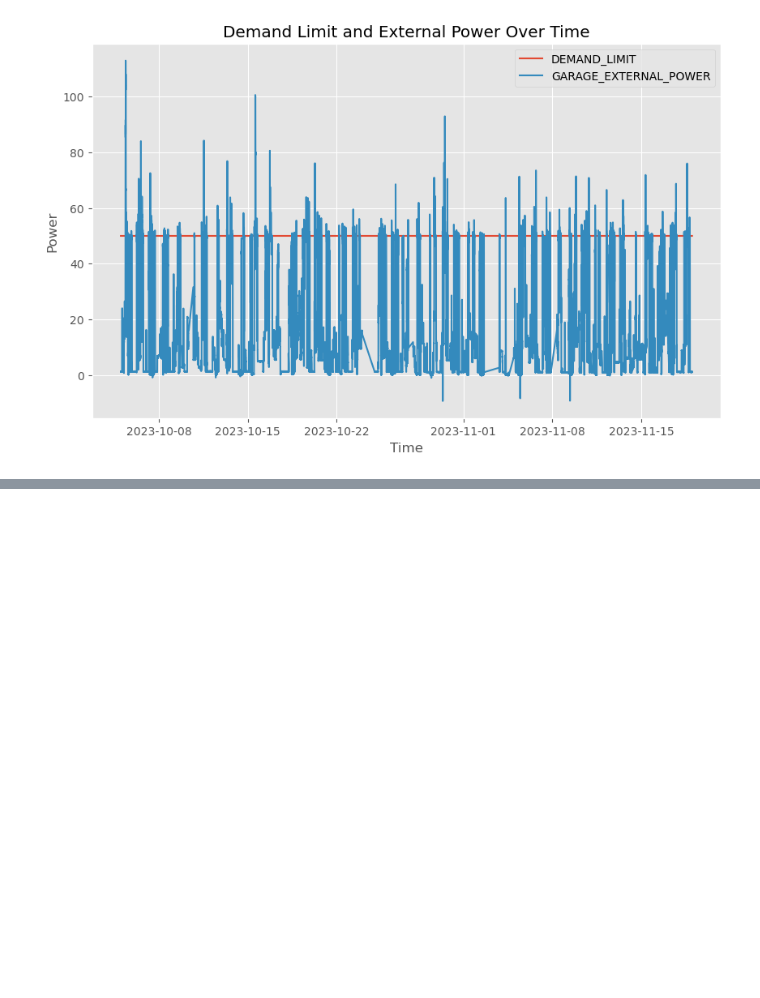
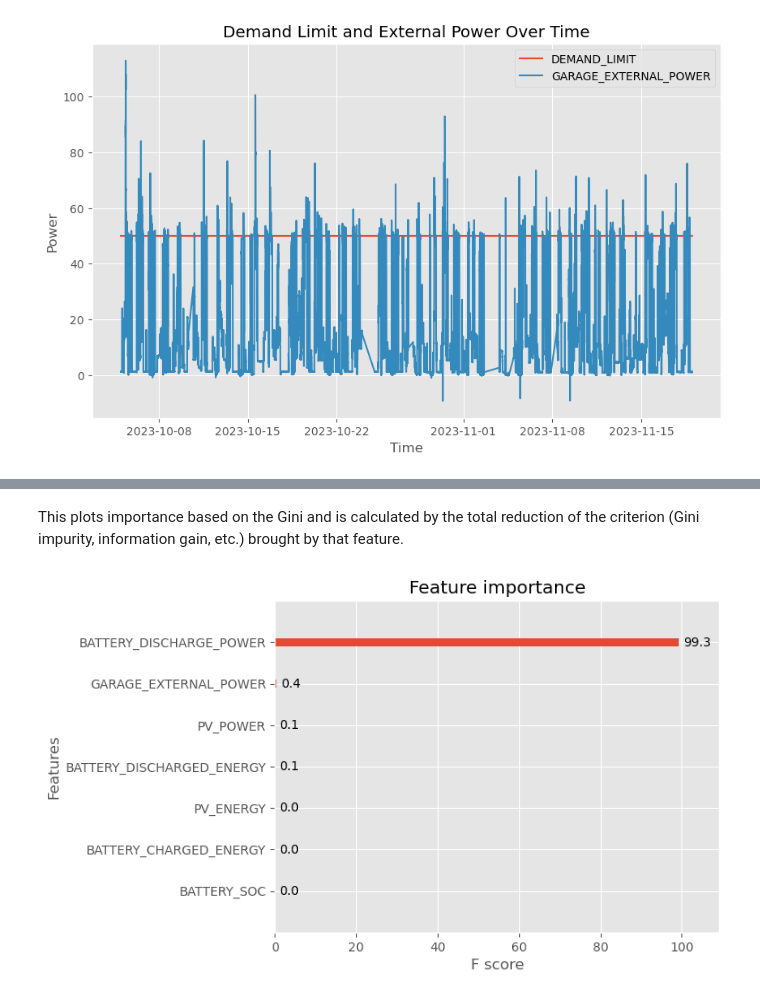
Before and after one commit to SanchoSamba/DS-project, a Jupyter notebook: explor_Adam_Rychert.ipynb, the cells around one changed output, grey strips where cells are left out. Drawn from its saved outputs; the diff is of its cells as text; code cells hidden in the pictures; blank space fills up the shorter version.

```diff
--- a/explor_Adam_Rychert.ipynb
+++ b/explor_Adam_Rychert.ipynb
@@ -408,0 +530,2 @@ plt.show()
+# %%
+ds_static["DRAWN_FROM"] = ds_static.apply(lambda x: "Both" if (x["BATTERY_DISCHARGE_POWER"]>0) & (x["GARAGE_EXTERNAL_POWER"]<0) else "Grid" if (x["BATTERY_DISCHARGE_POWER"]<0) & (x["GARAGE_EXTERNAL_POWER"]>0) else "Both", axis=1)
@@ -408,0 +621,16 @@ plt.show()
+# %% [markdown]
+
+This plots importance based on the Gini and is calculated by the total reduction of the criterion (Gini impurity, information gain, etc.) brought by that feature.
+# %%
+# Get feature importance
+importance = best_model.get_booster().get_score(importance_type='total_gain')
+
+# Normalize the values to get percentages
+total = sum(importance.values())
+importance = {k: round((v / total) * 100, 1) for k, v in importance.items()}
+
+# Plot feature importance
+xgb.plot_importance(importance)
+plt.show()
+# %% [output]
+[figure, added]
```
Also changed, not shown: parts of 26 cells of this notebook, 1 other file.
